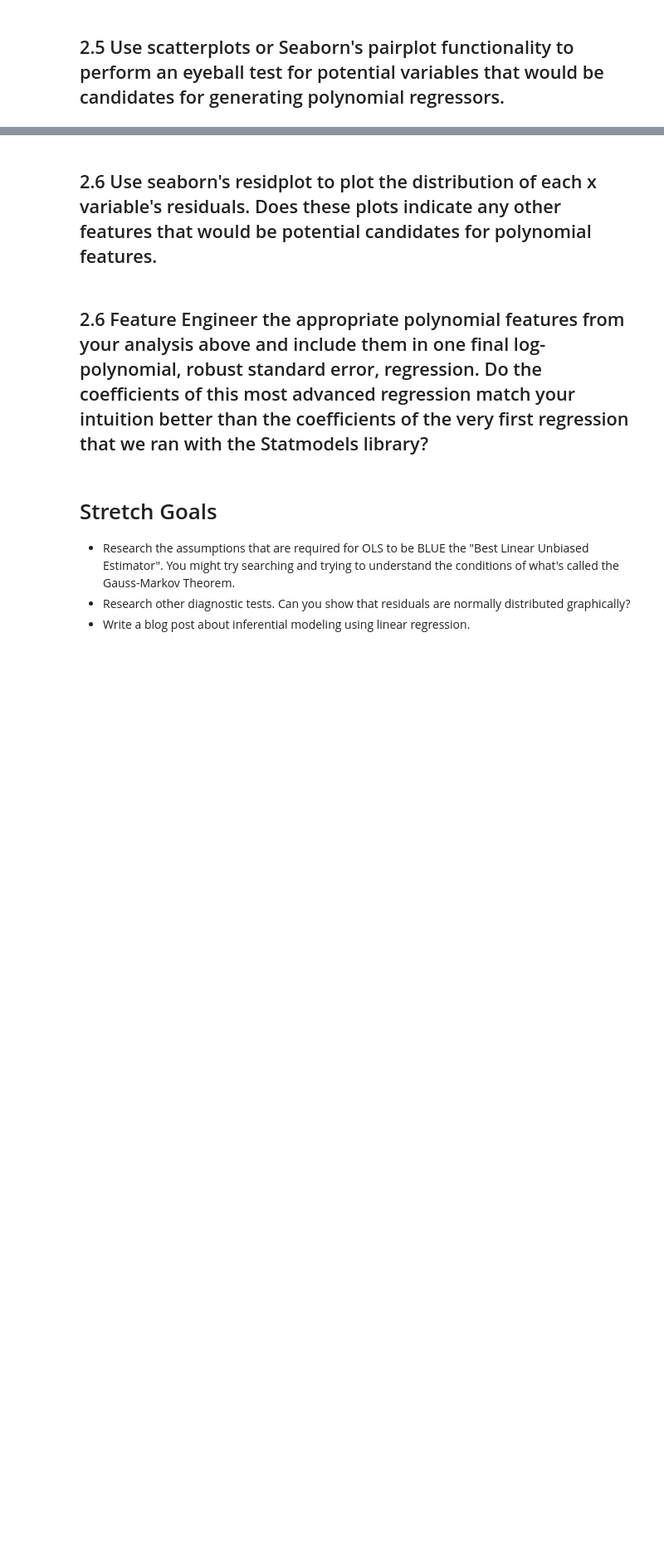
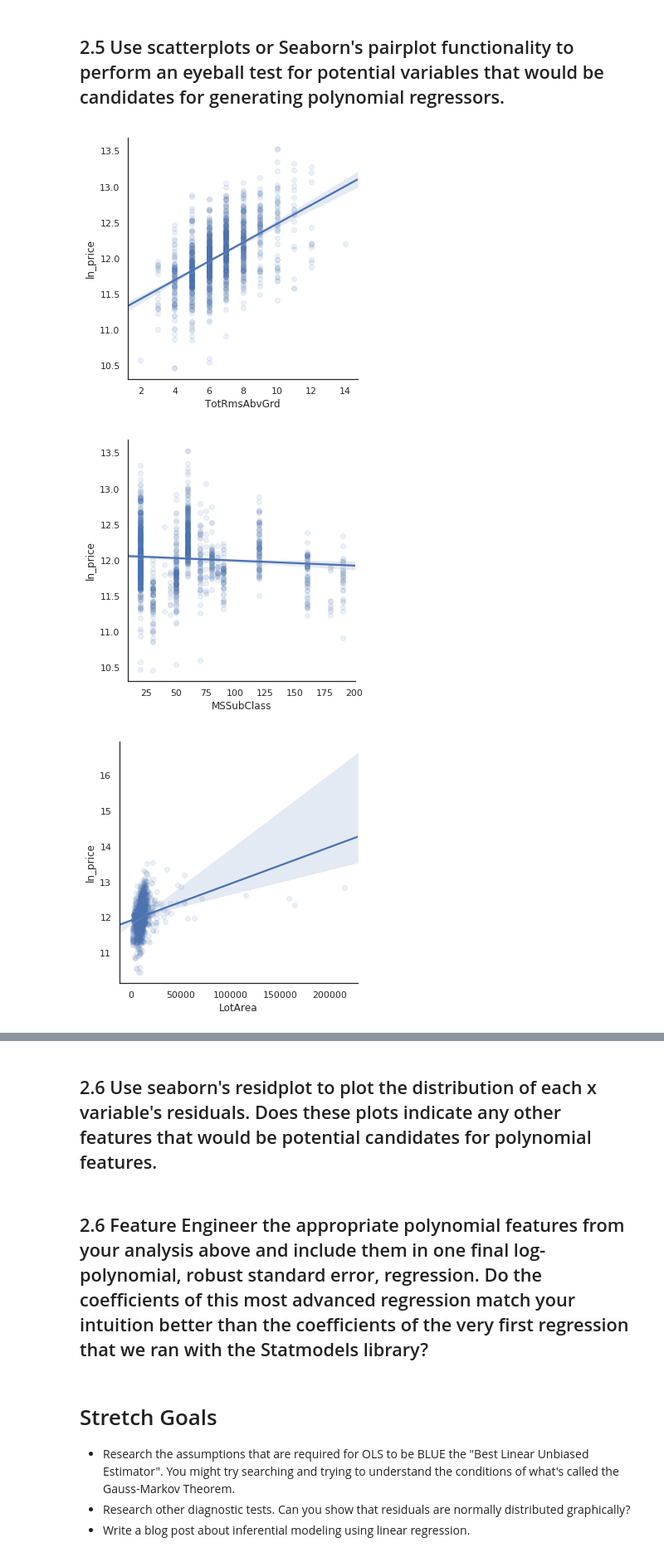
Before and after one commit to LambdaSchool/DS-Unit-2-Sprint-2-Regression, a Jupyter notebook: module3-regression-diagnostics/regression-diagnostics-assignment.ipynb, the cells around one changed output, grey strips where cells are left out. Shown at 83% size. Saved outputs shown, nothing was run; the diff lists cells and outputs as text; code cells hidden in the pictures; blank space fills up the shorter version.

```diff
--- a/module3-regression-diagnostics/regression-diagnostics-assignment.ipynb
+++ b/module3-regression-diagnostics/regression-diagnostics-assignment.ipynb
@@ -167,0 +266,10 @@ strong multicollinearity or other numerical problems.
+# %%
+target = 'ln_price'
+features = df_numbers.columns.drop(target)
+for feature in features:
+    sns.lmplot(x=feature, y=target, data=df, scatter_kws=dict(alpha=0.1))
+    plt.show()
+# %% [output]
+[figure, added]
+[figure, added]
+[figure, added]
```
Also changed, not shown: parts of 16 cells of this notebook.
